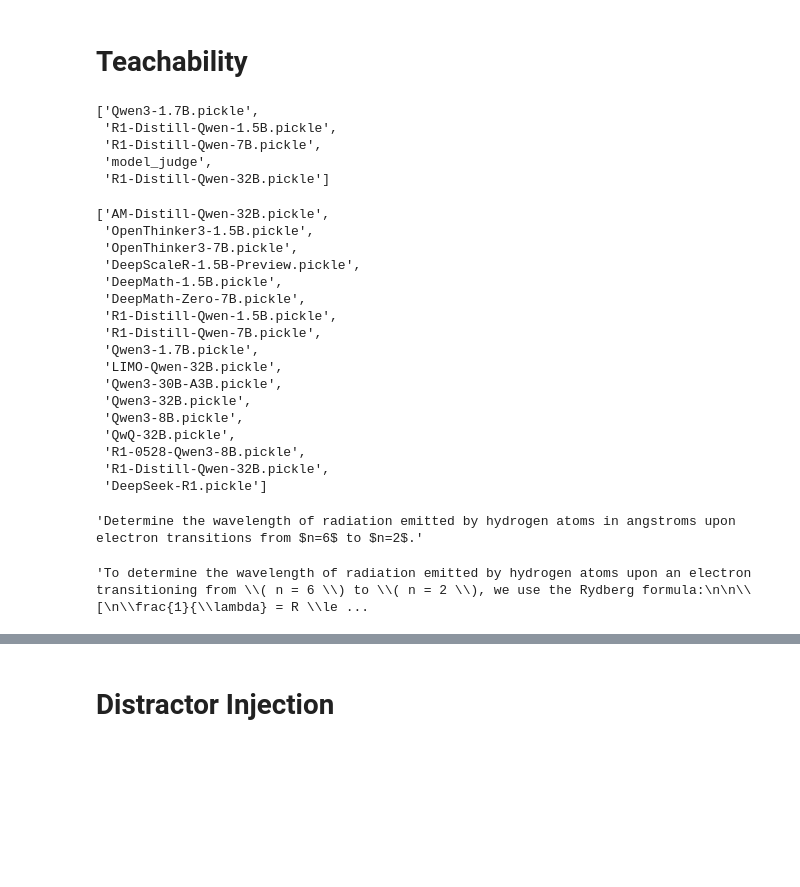
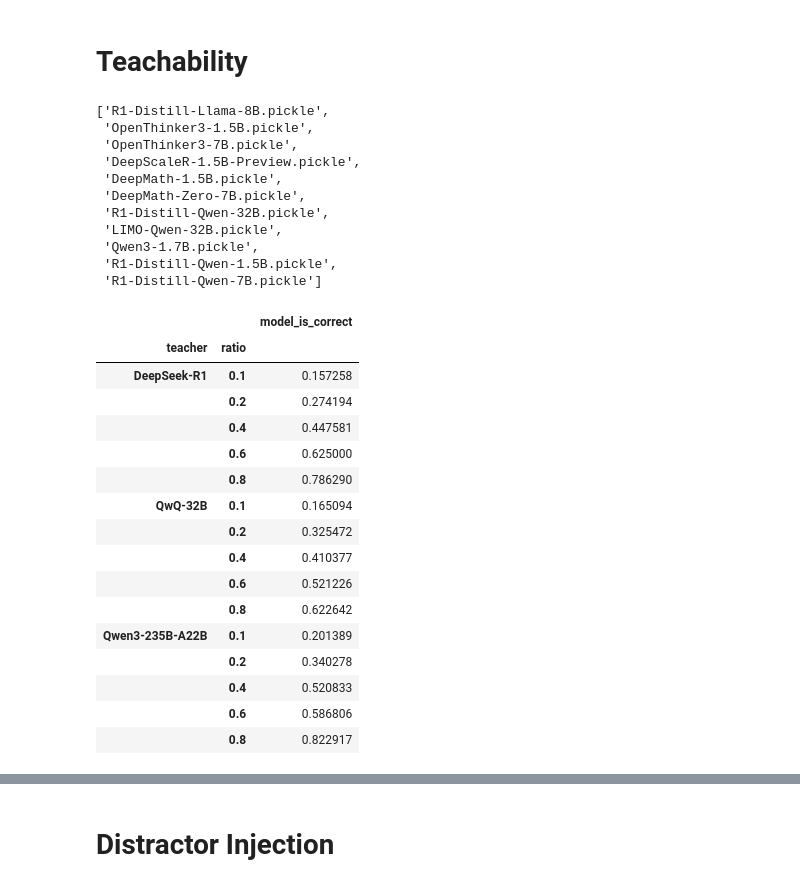
Before and after one commit to Aochong-Li/perturb-r, a Jupyter notebook: notebook/math/benchmark_eval.ipynb, the cells around one changed output, grey strips where cells are left out. Saved outputs shown, nothing was run; the diff lists cells and outputs as text; code cells hidden in the pictures; blank space fills up the shorter version.

```diff
--- a/notebook/math/benchmark_eval.ipynb
+++ b/notebook/math/benchmark_eval.ipynb
@@ -403,13 +393,41 @@ df['model_is_correct'].mean()
 # %% [markdown]
 # Teachability
 # %%
-root = "./results/allmath/teacher_guide"
-fname = "R1-Distill-Qwen-32B.pickle"
+root = "./results/allmath/teacher_guide/model_judge"
+fname = "Qwen3-1.7B.pickle"
 df = pd.read_pickle(os.path.join(root, fname))
-os.listdir(root)
+[fname for fname in os.listdir(root) if 'model_judge' not in fname]
 # %% [output]
-['Qwen3-1.7B.pickle',
+['R1-Distill-Llama-8B.pickle',
+ 'OpenThinker3-1.5B.pickle',
+ 'OpenThinker3-7B.pickle',
+ 'DeepScaleR-1.5B-Preview.pickle',
+ 'DeepMath-1.5B.pickle',
+ 'DeepMath-Zero-7B.pickle',
+ 'R1-Distill-Qwen-32B.pickle',
+ 'LIMO-Qwen-32B.pickle',
+ 'Qwen3-1.7B.pickle',
  'R1-Distill-Qwen-1.5B.pickle',
- 'R1-Distill-Qwen-7B.pickle',
- 'model_judge',
- 'R1-Distill-Qwen-32B.pickle']
+ 'R1-Distill-Qwen-7B.pickle']
+# %%
+df = pd.read_pickle(os.path.join(root, "Qwen3-1.7B.pickle"))
+# %%
+df.groupby(["teacher", "ratio"])[["model_is_correct"]].mean()
+# %% [output]
+|  |  | model_is_correct |
+| teacher | ratio |  |
+| DeepSeek-R1 | 0.1 | 0.157258 |
+|  | 0.2 | 0.274194 |
+|  | 0.4 | 0.447581 |
+|  | 0.6 | 0.625000 |
+|  | 0.8 | 0.786290 |
+| QwQ-32B | 0.1 | 0.165094 |
+|  | 0.2 | 0.325472 |
+|  | 0.4 | 0.410377 |
+|  | 0.6 | 0.521226 |
+|  | 0.8 | 0.622642 |
+| Qwen3-235B-A22B | 0.1 | 0.201389 |
+|  | 0.2 | 0.340278 |
+|  | 0.4 | 0.520833 |
+|  | 0.6 | 0.586806 |
+|  | 0.8 | 0.822917 |
@@ -423,29 +448,0 @@ df.to_pickle(os.path.join(root, fname))
-# %%
-root = "./results/allmath/benchmark/model_judge/"
-benchmark_df = pd.read_pickle(os.path.join(root, fname))
-stats = benchmark_df.groupby("problem")[["model_is_correct"]].sum().reset_index().rename(columns = {'model_is_correct': 'solve_n'})
-stats = stats[stats['solve_n']==0]
-
-[fname for fname in os.listdir(root) if 'model_judge' not in fname]
-# %% [output]
-['AM-Distill-Qwen-32B.pickle',
- 'OpenThinker3-1.5B.pickle',
- 'OpenThinker3-7B.pickle',
- 'DeepScaleR-1.5B-Preview.pickle',
- 'DeepMath-1.5B.pickle',
- 'DeepMath-Zero-7B.pickle',
- 'R1-Distill-Qwen-1.5B.pickle',
- 'R1-Distill-Qwen-7B.pickle',
- 'Qwen3-1.7B.pickle',
- 'LIMO-Qwen-32B.pickle',
- 'Qwen3-30B-A3B.pickle',
- 'Qwen3-32B.pickle',
- 'Qwen3-8B.pickle',
- 'QwQ-32B.pickle',
- 'R1-0528-Qwen3-8B.pickle',
- 'R1-Distill-Qwen-32B.pickle',
- 'DeepSeek-R1.pickle']
-# %%
-df[~df['problem'].isin(stats['problem'])]['problem'][0]
-# %% [output]
-'Determine the wavelength of radiation emitted by hydrogen atoms in angstroms upon electron transitions from $n=6$ to $n=2$.'
@@ -454,4 +448,0 @@ problem = 'Determine the wavelength of radiation emitted by hydrogen atoms in an
-# %%
-benchmark_df[benchmark_df['problem'] == problem]['pred'].iloc[0]
-# %% [output]
-'To determine the wavelength of radiation emitted by hydrogen atoms upon an electron transitioning from \\( n = 6 \\) to \\( n = 2 \\), we use the Rydberg formula:\n\n\\[\n\\frac{1}{\\lambda} = R \\le ...
```
Also changed, not shown: parts of 41 cells of this notebook, 11 other files.
